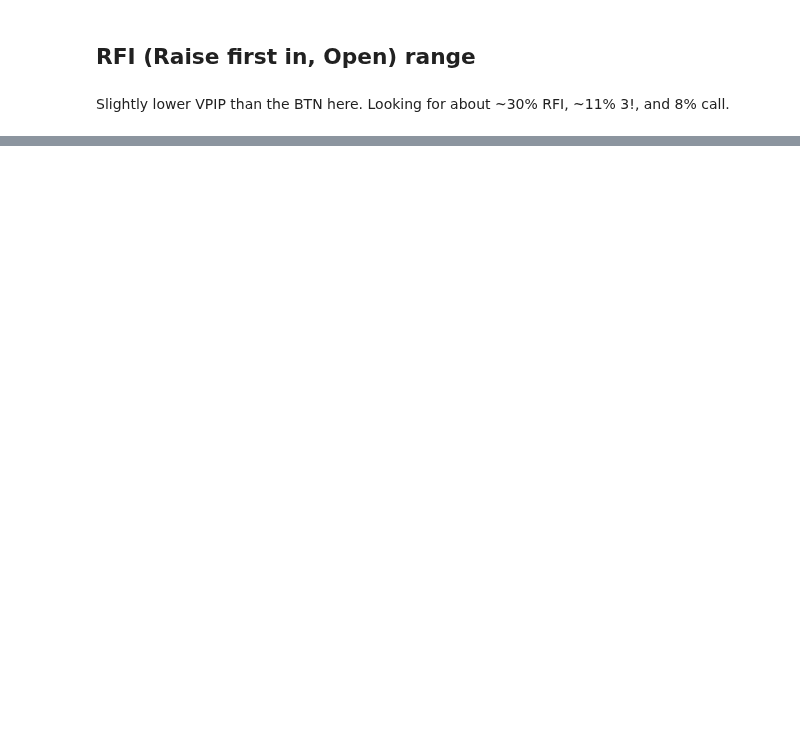
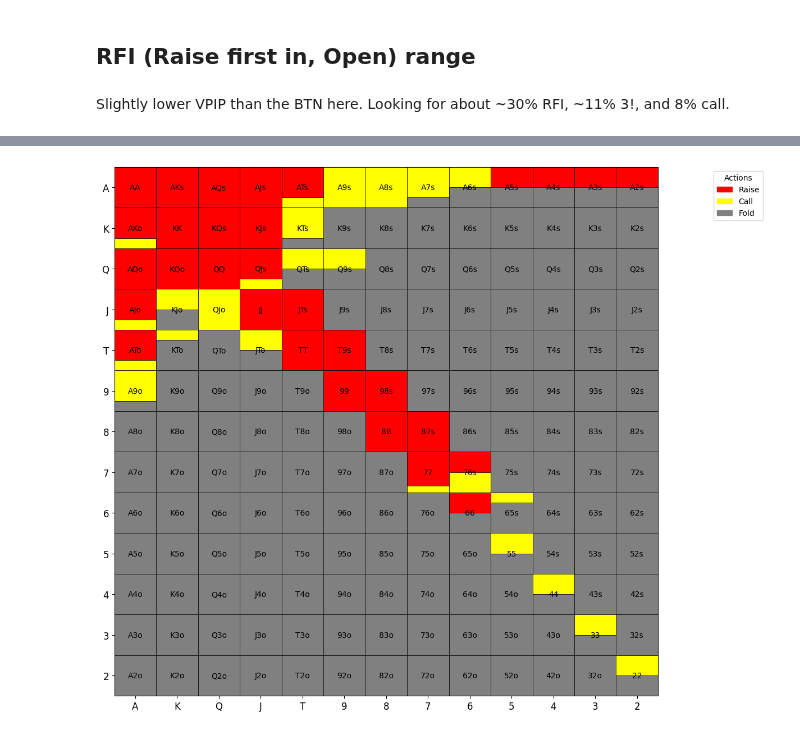
Before and after one commit to KunaalAgarwal/poker_analysis, a Jupyter notebook: src/co_ranges.ipynb, the cells around one changed output, grey strips where cells are left out. Drawn from its saved outputs; the diff is of its cells as text; code cells hidden in the pictures; blank space fills up the shorter version.

```diff
--- a/src/co_ranges.ipynb
+++ b/src/co_ranges.ipynb
@@ -165,0 +248,96 @@ def range_hand_distribution(hand_actions, actions_list=['raise', 'call']):
+# %%
+open_response_range = {
+    # Pairs
+    "AA": {"raise": 1.0, "call": 0.0},
+    "KK": {"raise": 1.0, "call": 0.0},
+    "QQ": {"raise": 1.0, "call": 0.0},
+    "JJ": {"raise": 1.0, "call": 0.0},
+    "TT": {"raise": 1.0, "call": 0.0},
+    "99": {"raise": 1.0, "call": 0.0},
+    "88": {"raise": 1.0, "call": 0.0},
+    "77": {"raise": 0.83, "call": 0.17}, # lowering frequency on 77 and 66 slightly
+    "66": {"raise": 0.5, "call": 0.0},
+    "55": {"raise": 0.0, "call": 0.5}, # these low pocket pairs turn into folds quickly
+    "44": {"raise": 0.0, "call": 0.5},
+    "33": {"raise": 0.0, "call": 0.5},
+    "22": {"raise": 0.0, "call": 0.5},
+
+    "AKs": {"raise": 1.0, "call": 0.0},
+    "AQs": {"raise": 1.0, "call": 0.0},
+    "AJs": {"raise": 1.0, "call": 0.0},
+    "ATs": {"raise": 0.75, "call": 0.25},
+    "A9s": {"raise": 0.0, "call": 1.0},
+    "A8s": {"raise": 0.0, "call": 1.0},
+    "A7s": {"raise": 0.0, "call": 0.75},
+    "A6s": {"raise": 0.0, "call": 0.5}, # these middling aces turn into folds quickly
+    "A5s": {"raise": 0.5, "call": 0.0}, # 3bet bluffs
+    "A4s": {"raise": 0.5, "call": 0.0},
+    "A3s": {"raise": 0.5, "call": 0.0},
+    "A2s": {"raise": 0.5, "call": 0.0},
+
+    "AKo": {"raise": 0.75, "call": 0.25}, # keep some combos to uncap the flatting range
+    "AQo": {"raise": 1.0, "call": 0.0},
+    "AJo": {"raise": 0.75, "call": 0.25},
+    "ATo": {"raise": 0.75, "call": 0.25}, # probably weakest AXo to 3bet
+    "A9o": {"raise": 0.0, "call": 0.75},
+    "A8o": {"raise": 0.0, "call": 0.0},
+
+    "KQs": {"raise": 1.0, "call": 0.0},
+    "KJs": {"raise": 1.0, "call": 0.0},
+    "KTs": {"raise": 0.0, "call": 0.75},
+    "K9s": {"raise": 0.0, "call": 0.0},
+    "K8s": {"raise": 0.0, "call": 0.0},
+
+    "KQo": {"raise": 1.0, "call": 0.0},
+    "KJo": {"raise": 0.0, "call": 0.5},
+    "KTo": {"raise": 0.0, "call": 0.25},
+    "K9o": {"raise": 0.0, "call": 0.0},
+
+    "QJs": {"raise": .75, "call": 0.25},
+    "QTs": {"raise": 0.0, "call": 0.5},
+    "Q9s": {"raise": 0.0, "call": 0.5},
+
+    "QJo": {"raise": 0.0, "call": 1.0},
+    "QTo": {"raise": 0.0, "call": 0.0},
+
+    "JTs": {"raise": 1.0, "call": 0.0},
+    "J9s": {"raise": 0.0, "call": 0.0}, # j9 raise/fold, not good enough to call
+
+    "JTo": {"raise": 0.0, "call": 0.5},
+    "J9o": {"raise": 0.0, "call": 0.0},
+
+    "T9s": {"raise": 1.0, "call": 0.0}, # 3bet bluff
+    "T8s": {"raise": 0.0, "call": 0.0}, # this will fold to earlier
+
+    "98s": {"raise": 1.0, "call": 0.0}, # 3bet bluff
+    "97s": {"raise": 0.0, "call": 0.0},
+
+    "87s": {"raise": 1.0, "call": 0.0}, # 3bet bluff
+    "86s": {"raise": 0.0, "call": 0.0},
+
+    "76s": {"raise": 0.5, "call": 0.5},
+    "75s": {"raise": 0.0, "call": 0.0},
+
+    "65s": {"raise": 0.0, "call": 0.25},
+
+    "54s": {"raise": 0.0, "call": 0.0},
+
+    "43s": {"raise": 0.0, "call": 0.0},
+
+    "32s": {"raise": 0.0, "call": 0.0},
+}
+
+# Visualize the range
+open_response = range_construction.generate_range(open_response_range)
+open_response_distribution = range_construction.range_hand_distribution(open_response_range)
+open_response_percent_by_actions = range_construction.range_percent_by_all_actions(open_response_range)
+open_response_mean_hand_rank = range_construction.average_range_rank(open_response_range)
+
+print(open_response_percent_by_actions)
+print(f'Mean hand rank: {open_response_mean_hand_rank}')
+print(f'Percent A or K high: {range_construction.percent_range_high_card(open_response_range)} %')
+
+open_response_distribution[1].to_csv('../co_ranges/co_open_response_distribution.csv')
+open_response_distribution[0]
+# %% [output]
+[figure, added]
```
Also changed, not shown: parts of 10 cells of this notebook, 6 other files.
